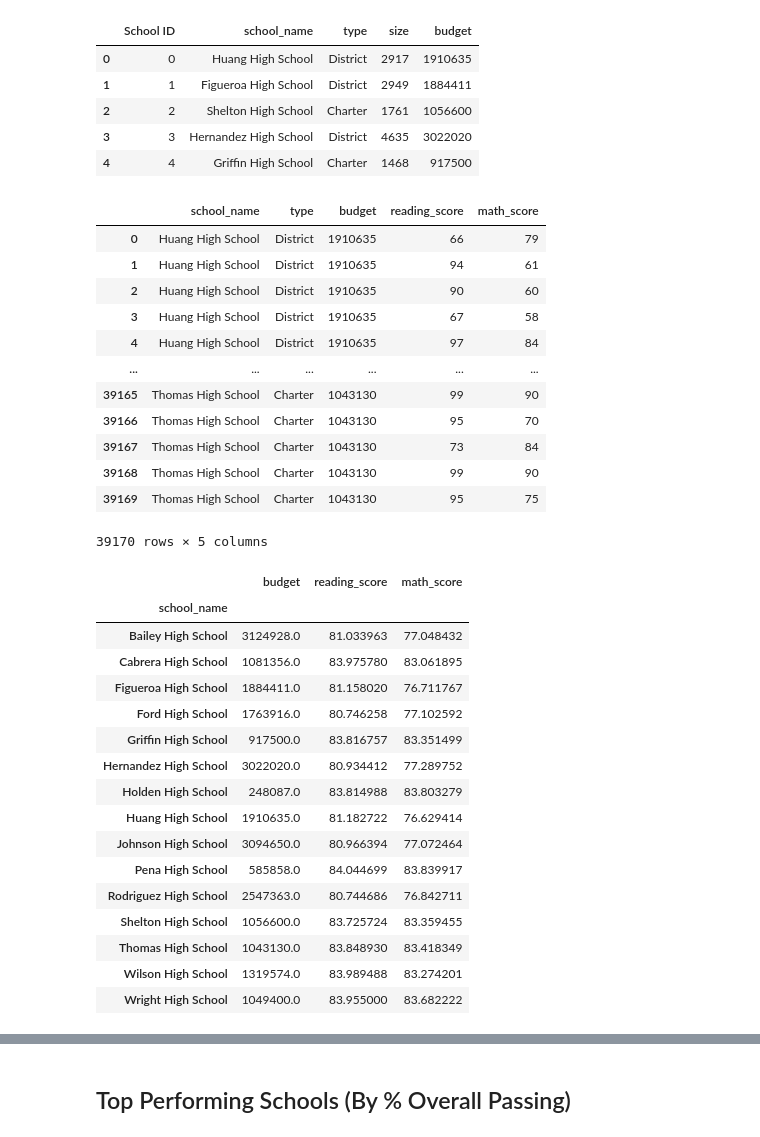
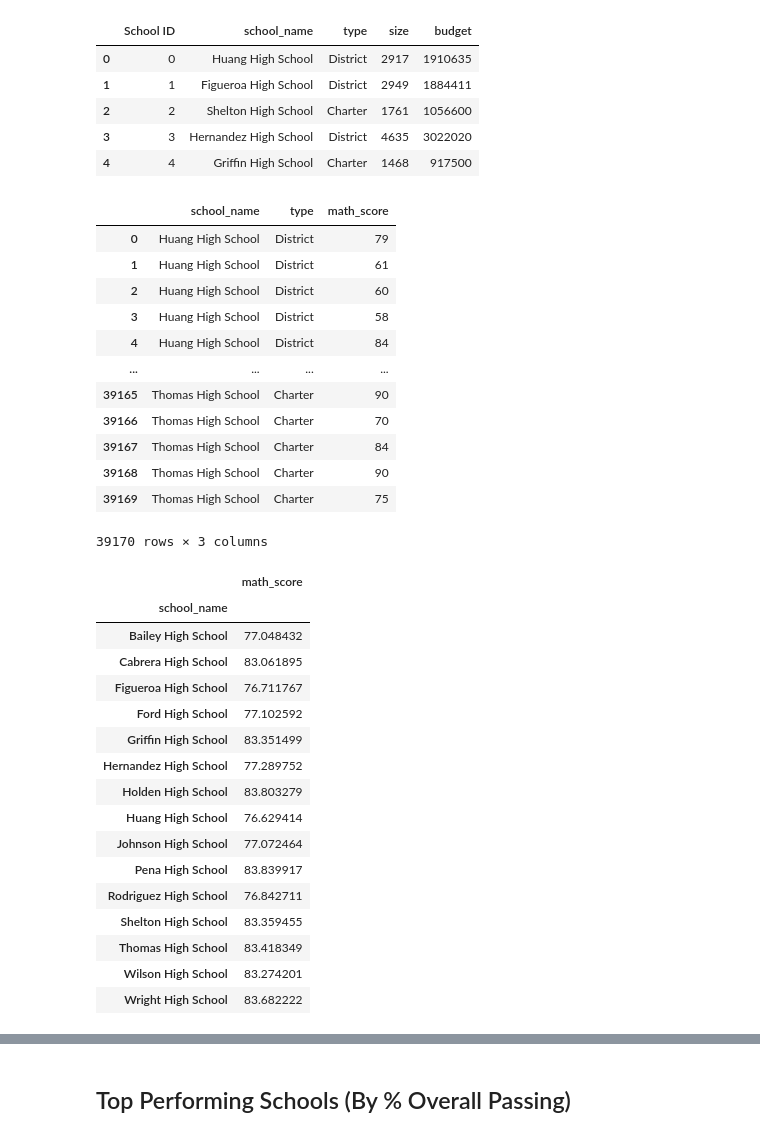
Before and after one commit to lgrayes/pandas-challenge, a Jupyter notebook: PyCitySchools/DF1complete.ipynb, the cells around one changed output, grey strips where cells are left out. Drawn from its saved outputs; the diff is of its cells as text; code cells hidden in the pictures.

Commit message:
Averages calculated
Math and reading score averages calculated

```diff
--- a/PyCitySchools/DF1complete.ipynb
+++ b/PyCitySchools/DF1complete.ipynb
@@ -259,44 +259,44 @@ school_data.head()
 # Per Student Budget
 # budget / number of students
 # %%
-# Average Math and Reading Scores
+# Average Math score
 
-group2_schools_df = school_data_complete[["school_name", "type", "budget", "reading_score", "math_score"]]
+group2_schools_df = school_data_complete[["school_name", "type", "math_score"]]
 group2_schools_df
 # %% [output]
-|  | school_name | type | budget | reading_score | math_score |
-| 0 | Huang High School | District | 1910635 | 66 | 79 |
-| 1 | Huang High School | District | 1910635 | 94 | 61 |
-| 2 | Huang High School | District | 1910635 | 90 | 60 |
-| 3 | Huang High School | District | 1910635 | 67 | 58 |
-| 4 | Huang High School | District | 1910635 | 97 | 84 |
-| ... | ... | ... | ... | ... | ... |
-| 39165 | Thomas High School | Charter | 1043130 | 99 | 90 |
-| 39166 | Thomas High School | Charter | 1043130 | 95 | 70 |
-| 39167 | Thomas High School | Charter | 1043130 | 73 | 84 |
-| 39168 | Thomas High School | Charter | 1043130 | 99 | 90 |
-| 39169 | Thomas High School | Charter | 1043130 | 95 | 75 |
+|  | school_name | type | math_score |
+| 0 | Huang High School | District | 79 |
+| 1 | Huang High School | District | 61 |
+| 2 | Huang High School | District | 60 |
+| 3 | Huang High School | District | 58 |
+| 4 | Huang High School | District | 84 |
+| ... | ... | ... | ... |
+| 39165 | Thomas High School | Charter | 90 |
+| 39166 | Thomas High School | Charter | 70 |
+| 39167 | Thomas High School | Charter | 84 |
+| 39168 | Thomas High School | Charter | 90 |
+| 39169 | Thomas High School | Charter | 75 |
-39170 rows × 5 columns
+39170 rows × 3 columns
 # %%
 group2math_schools_df = group2_schools_df.groupby(["school_name"])
 
 math_comparison_df = group2math_schools_df.mean()
 math_comparison_df
 # %% [output]
-|  | budget | reading_score | math_score |
-| school_name |  |  |  |
-| Bailey High School | 3124928.0 | 81.033963 | 77.048432 |
-| Cabrera High School | 1081356.0 | 83.975780 | 83.061895 |
-| Figueroa High School | 1884411.0 | 81.158020 | 76.711767 |
-| Ford High School | 1763916.0 | 80.746258 | 77.102592 |
-| Griffin High School | 917500.0 | 83.816757 | 83.351499 |
-| Hernandez High School | 3022020.0 | 80.934412 | 77.289752 |
-| Holden High School | 248087.0 | 83.814988 | 83.803279 |
-| Huang High School | 1910635.0 | 81.182722 | 76.629414 |
-| Johnson High School | 3094650.0 | 80.966394 | 77.072464 |
-| Pena High School | 585858.0 | 84.044699 | 83.839917 |
-| Rodriguez High School | 2547363.0 | 80.744686 | 76.842711 |
-| Shelton High School | 1056600.0 | 83.725724 | 83.359455 |
-| Thomas High School | 1043130.0 | 83.848930 | 83.418349 |
-| Wilson High School | 1319574.0 | 83.989488 | 83.274201 |
-| Wright High School | 1049400.0 | 83.955000 | 83.682222 |
+|  | math_score |
+| school_name |  |
+| Bailey High School | 77.048432 |
+| Cabrera High School | 83.061895 |
+| Figueroa High School | 76.711767 |
+| Ford High School | 77.102592 |
+| Griffin High School | 83.351499 |
+| Hernandez High School | 77.289752 |
+| Holden High School | 83.803279 |
+| Huang High School | 76.629414 |
+| Johnson High School | 77.072464 |
+| Pena High School | 83.839917 |
+| Rodriguez High School | 76.842711 |
+| Shelton High School | 83.359455 |
+| Thomas High School | 83.418349 |
+| Wilson High School | 83.274201 |
+| Wright High School | 83.682222 |
```
Also changed, not shown: parts of 3 cells of this notebook.
